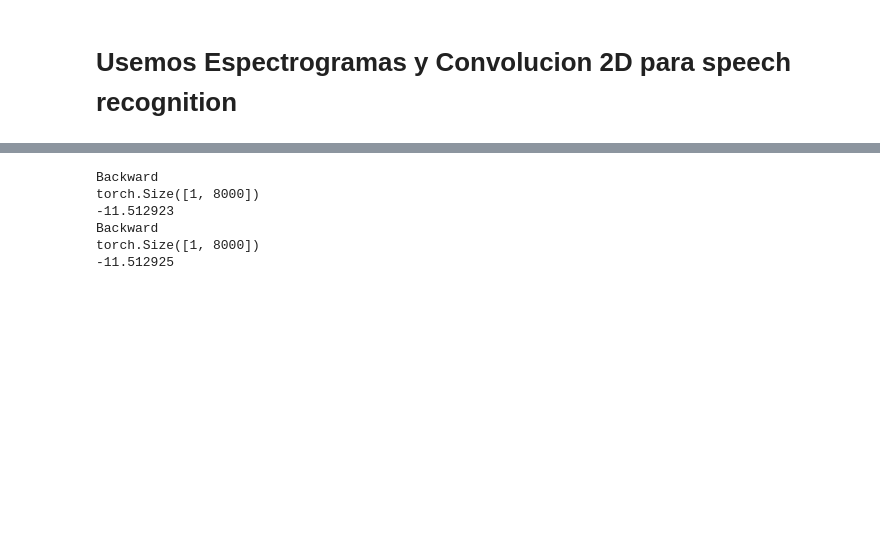
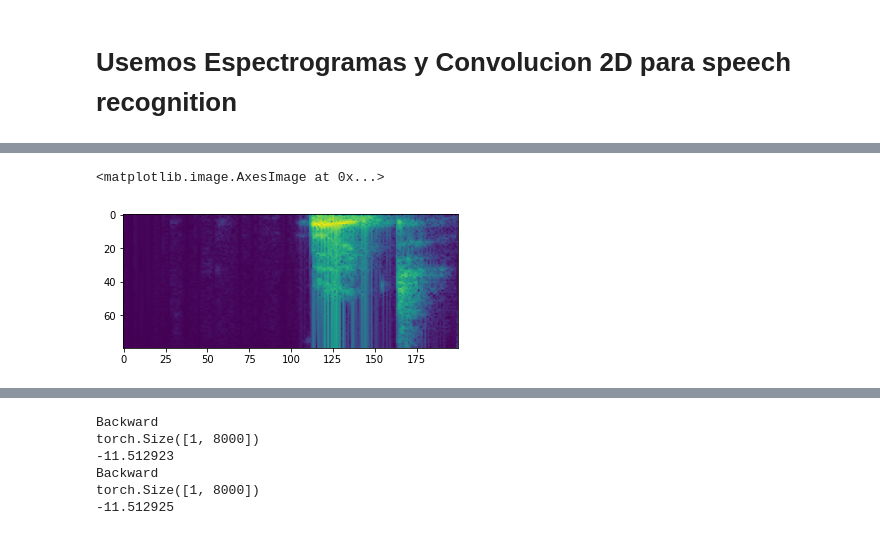
Before and after one commit to elvin-mark/CursoVeranoML, a Jupyter notebook: notebooks/Clase4.ipynb, the cells around one changed output, grey strips where cells are left out. Cells and saved outputs as stored; diff of their text form; code cells hidden in the pictures; blank space fills up the shorter version.

```diff
--- a/notebooks/Clase4.ipynb
+++ b/notebooks/Clase4.ipynb
@@ -212,0 +243,11 @@ Bed
+# %%
+fft_per_window = []
+for i in range(16000 // 80):
+  tmp = sample[i*80: 80*i + 160]
+  fft_per_window.append(torch.fft.fft(tmp).abs().numpy()[:80])
+fft_per_window = np.array(fft_per_window).T
+# %%
+plt.imshow(np.log(fft_per_window + 1e-3))
+# %% [output]
+<matplotlib.image.AxesImage at 0x...>
+[figure, added]
```
Also changed, not shown: parts of 33 cells of this notebook.
